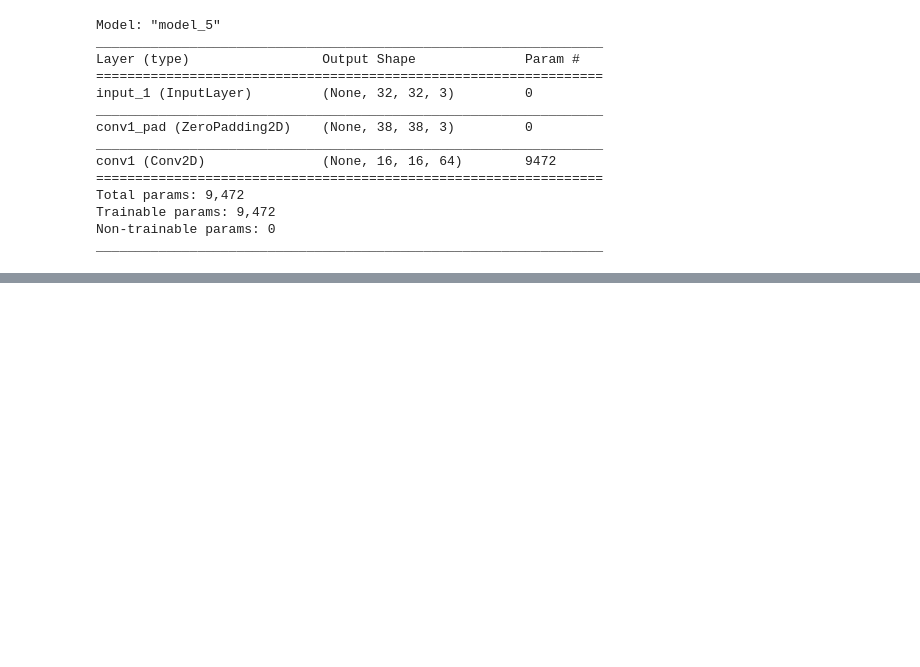
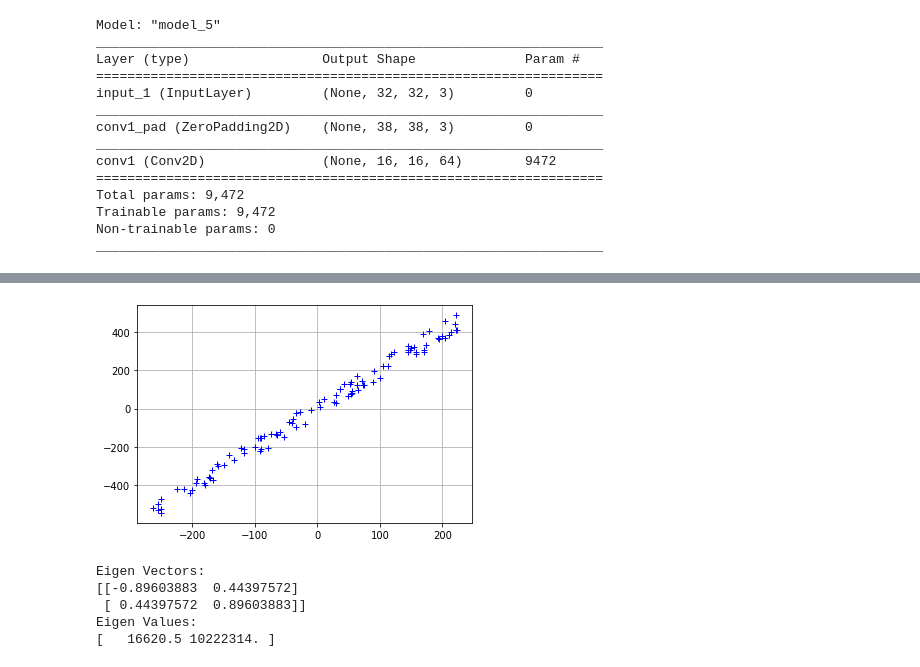
Before and after one commit to avizny2/CS529-ML-Final-Project, a Jupyter notebook: backend/model/feature_extrac_V1.ipynb, the cells around one changed output, grey strips where cells are left out. Cells and saved outputs as stored; diff of their text form; code cells hidden in the pictures; blank space fills up the shorter version.

Commit message:
updated eigenvector calcs

```diff
--- a/backend/model/feature_extrac_V1.ipynb
+++ b/backend/model/feature_extrac_V1.ipynb
@@ -148,0 +158,23 @@ features = model_cut.predict(x)  # Assuming you have your images in x
+# %%
+def normalize(data):
+ # creates a copy of data
+ X = tf.identity(data)
+ # calculates the mean
+ X -=tf.reduce_mean(data, axis=0)
+ return X
+
+normalized_data = normalize(X)
+plt.plot(normalized_data[:,0], normalized_data[:,1], '+', color='b')
+plt.grid()
+# %% [output]
+[figure, added]
+# %%
+# Finding the Eigne Values and Vectors for the data
+eigen_values, eigen_vectors = tf.linalg.eigh(tf.tensordot(tf.transpose(normalized_data), normalized_data, axes=1))
+print('Eigen Vectors: \n{} \nEigen Values: \n{}'.format(eigen_vectors, eigen_values))
+# %% [output]
+Eigen Vectors:
+[[-0.89603883  0.44397572]
+ [ 0.44397572  0.89603883]]
+Eigen Values:
+[   16620.5 10222314. ]
```
Also changed, not shown: parts of 2 cells of this notebook.
